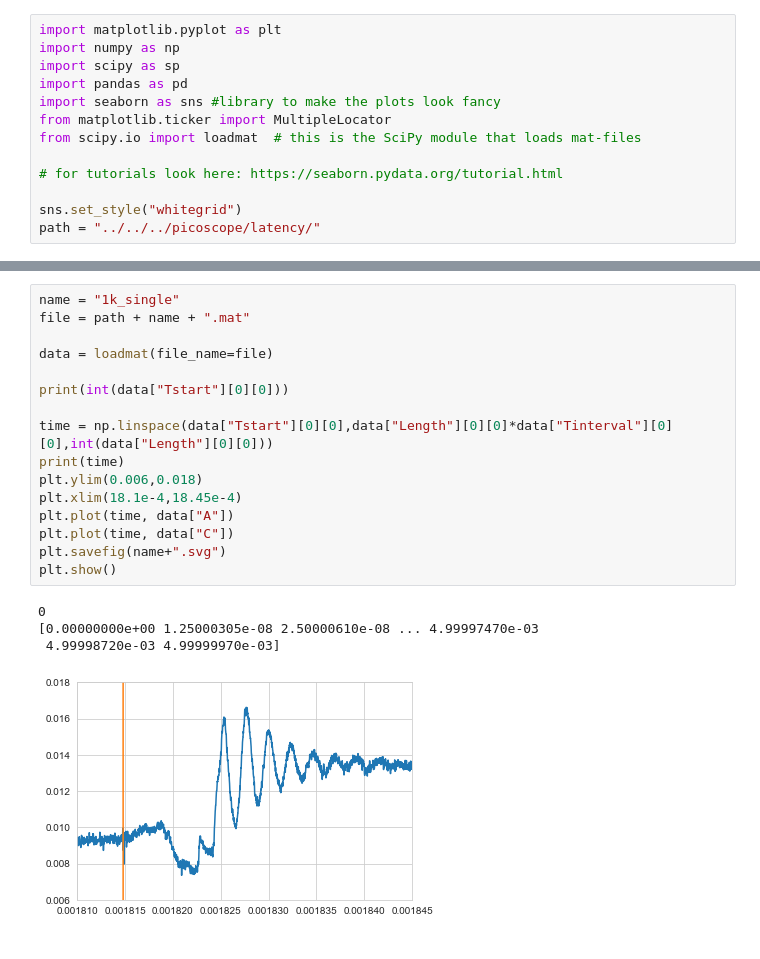
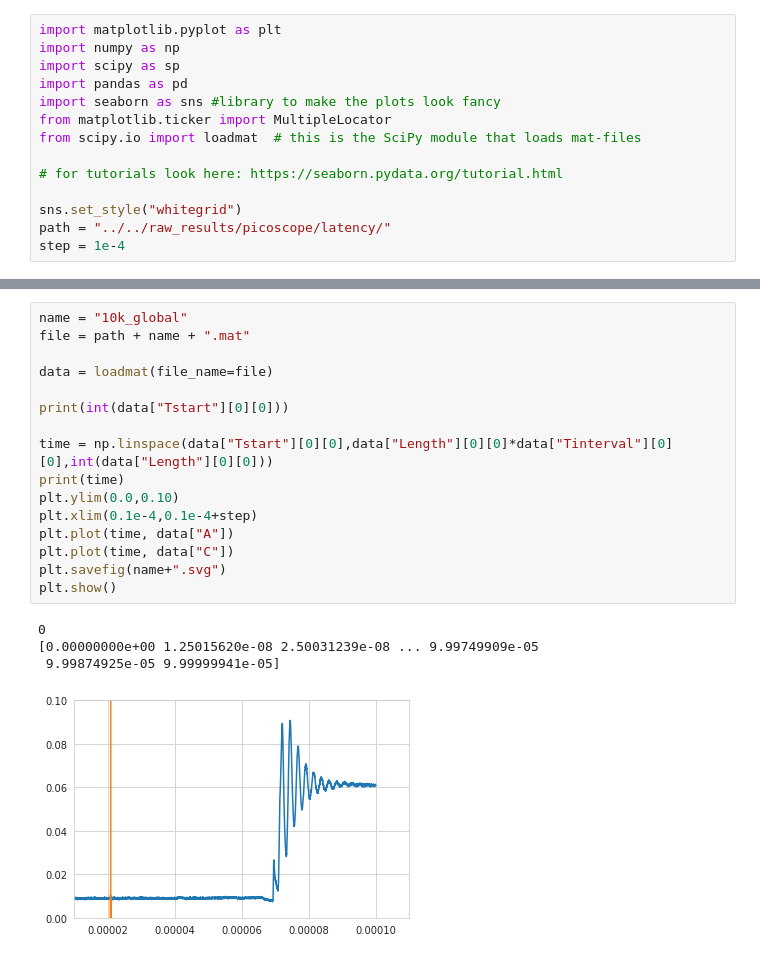
Before and after one commit to melmatt7/dmd_control, a Jupyter notebook: DMDController/PythonUtilities/plotting_latency.ipynb, the cells around one changed output, grey strips where cells are left out. Drawn from its saved outputs; the diff is of its cells as text.

```diff
--- a/DMDController/PythonUtilities/plotting_latency.ipynb
+++ b/DMDController/PythonUtilities/plotting_latency.ipynb
@@ -10,4 +10,5 @@ from scipy.io import loadmat  # this is the SciPy module that loads mat-files
 # for tutorials look here: https://seaborn.pydata.org/tutorial.html
 
 sns.set_style("whitegrid")
-path = "../../../picoscope/latency/"
+path = "../../raw_results/picoscope/latency/"
+step = 1e-4
@@ -35,21 +247,21 @@ plt.show()
 # %%
-name = "1k_single"
+name = "10k_global"
 file = path + name + ".mat"
 
 data = loadmat(file_name=file)
 
 print(int(data["Tstart"][0][0]))
 
 time = np.linspace(data["Tstart"][0][0],data["Length"][0][0]*data["Tinterval"][0][0],int(data["Length"][0][0]))
 print(time)
-plt.ylim(0.006,0.018)
-plt.xlim(18.1e-4,18.45e-4)
+plt.ylim(0.0,0.10)
+plt.xlim(0.1e-4,0.1e-4+step)
 plt.plot(time, data["A"])
 plt.plot(time, data["C"])
 plt.savefig(name+".svg")
 plt.show()
 # %% [output]
 0
-[0.00000000e+00 1.25000305e-08 2.50000610e-08 ... 4.99997470e-03
- 4.99998720e-03 4.99999970e-03]
+[0.00000000e+00 1.25015620e-08 2.50031239e-08 ... 9.99749909e-05
+ 9.99874925e-05 9.99999941e-05]
-[figure, old version]
+[figure, new version]
```
Also changed, not shown: parts of 21 cells of this notebook, 31 other files.
